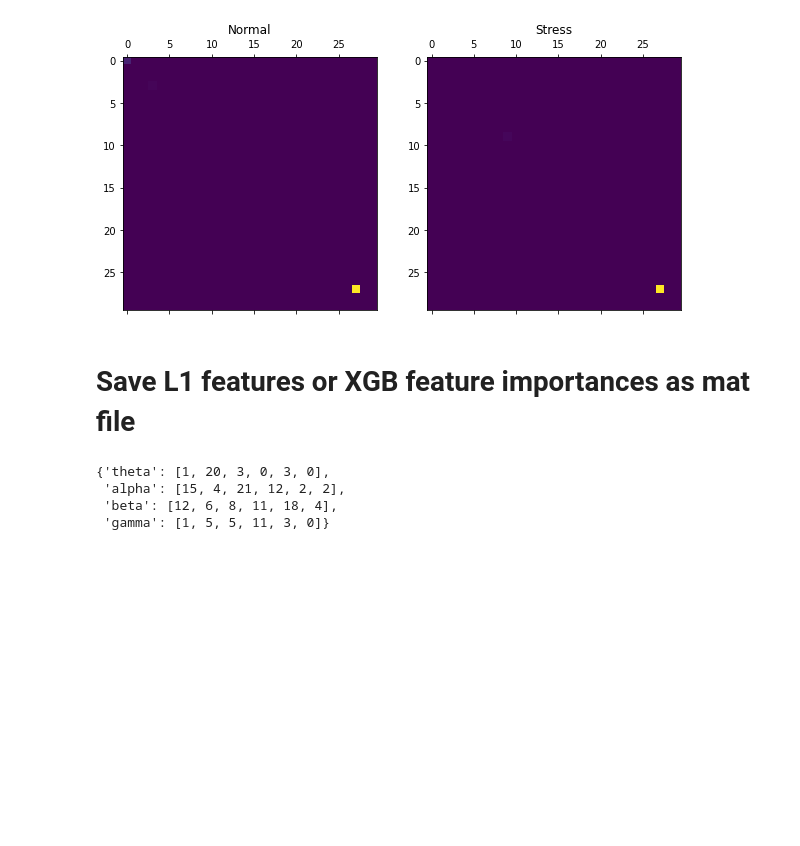
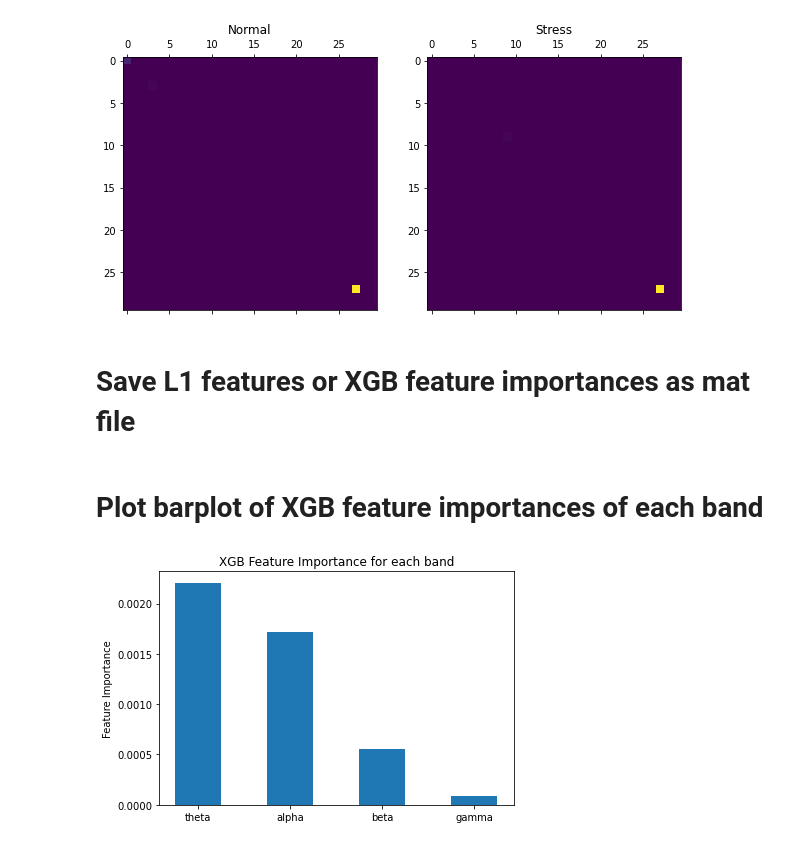
Before and after one commit to hundredball/Classroom_stress, a Jupyter notebook: data_analysis.ipynb, the cells around one changed output. Cells and saved outputs as stored; diff of their text form; code cells hidden in the pictures; blank space fills up the shorter version.

```diff
--- a/data_analysis.ipynb
+++ b/data_analysis.ipynb
@@ -1185,10 +1186,23 @@ for i_band, band in enumerate(bands.keys()):
 
 # Save as mat file
 sio.savemat('{folder}/{feature}.mat'.format(folder=folder, feature=feature), bandpowers)
-# %%
-bandpowers
-# %% [output]
-{'theta': [1, 20, 3, 0, 3, 0],
- 'alpha': [15, 4, 21, 12, 2, 2],
- 'beta': [12, 6, 8, 11, 18, 4],
- 'gamma': [1, 5, 5, 11, 3, 0]}
+# %% [markdown]
+# Plot barplot of XGB feature importances of each band
+# %%
+folder = './results/XGB_resting_ASR_psd'
+feature = 'XGB_feature_importances'
+
+# Read feature importances
+with open('{folder}/{feature}.json'.format(folder=folder, feature=feature), 'r') as f:
+    feature_importances = json.load(f)
+
+# Barplot for all bands
+bands = feature_importances.keys()
+values = [sum(band_imps)/len(band_imps) for band_imps in feature_importances.values()]
+plt.bar(bands, values, width=0.5)
+plt.ylabel('Feature Importance')
+plt.title('XGB Feature Importance for each band')
+plt.tight_layout()
+plt.savefig('{folder}/{feature}_barplot.png'.format(folder=folder, feature=feature))
+# %% [output]
+[figure, added]
```
Also changed, not shown: parts of 1 cell of this notebook, 1 other file.
